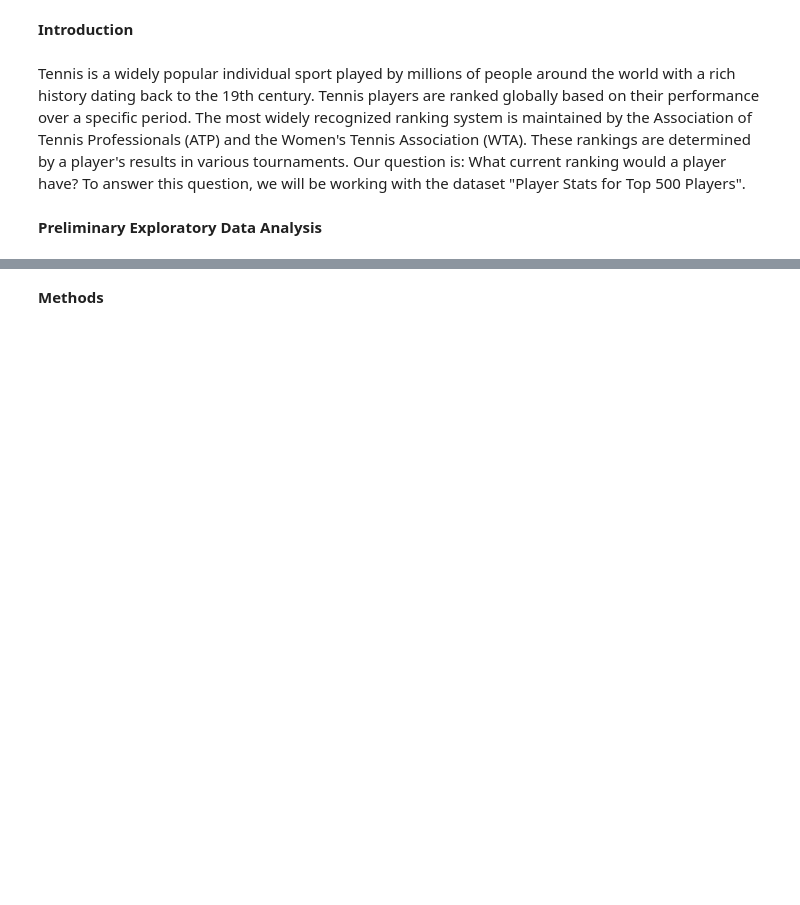
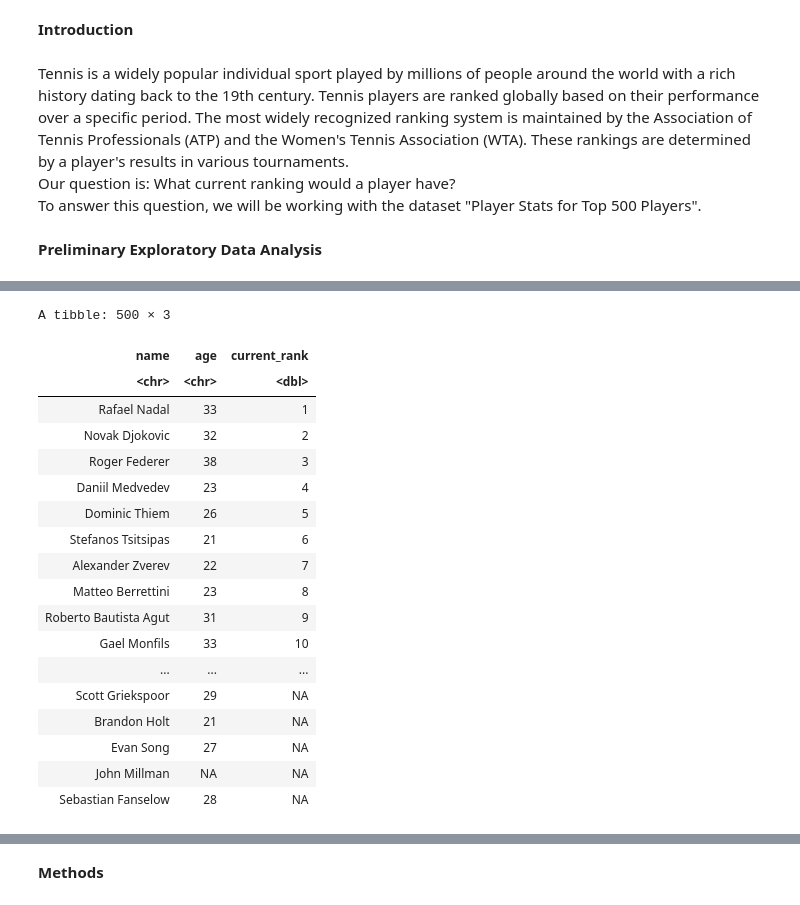
Before and after one commit to HaileyFu/dsci100_group33_project, a Jupyter notebook: project_proposal.ipynb, the cells around one changed output, grey strips where cells are left out. Drawn from its saved outputs; the diff is of its cells as text; code cells hidden in the pictures; blank space fills up the shorter version.

```diff
--- a/project_proposal.ipynb
+++ b/project_proposal.ipynb
@@ -14,8 +16,8 @@ library(tidyverse)
 # %% [markdown]
 **Introduction**
 # %% [markdown]
-Tennis is a widely popular individual sport played by millions of people around the world with a rich history dating back to the 19th century. Tennis players are ranked globally based on their performance over a specific period. The most widely recognized ranking system is maintained by the Association of Tennis Professionals (ATP) and the Women's Tennis Association (WTA). These rankings are determined by a player's results in various tournaments.
-Our question is: What current ranking would a player have?
+Tennis is a widely popular individual sport played by millions of people around the world with a rich history dating back to the 19th century. Tennis players are ranked globally based on their performance over a specific period. The most widely recognized ranking system is maintained by the Association of Tennis Professionals (ATP) and the Women's Tennis Association (WTA). These rankings are determined by a player's results in various tournaments. <br>
+Our question is: What current ranking would a player have? <br>
 To answer this question, we will be working with the dataset "Player Stats for Top 500 Players".
 # %% [markdown]
 **Preliminary Exploratory Data Analysis**
@@ -52,3 +54,32 @@ A spec_tbl_df: 500 × 38
 | 497 | 23 (14-03-1996) | Netherlands | Left-handed | Wikipedia | 495 (60) | 342 (05-08-2019) | Gijs Brouwer | NA | NA | ... |
 | 498 | 24 (17-05-1995) | Ukraine | NA | Wikipedia | 419 (81) | 419 (20-01-2020) | Vladyslav Orlov | NA | NA | ... |
 | 499 | 22 (26-03-1997) | Tunisia | Left-handed | Wikipedia | 451 (69) | 408 (24-12-2018) | Aziz Dougaz | Two-handed | $61,984 | ... |
+# %%
+player_stats_rename <- player_stats |>
+    separate("Age", into = c("age", "birthday"), sep = "\\(")|>
+    separate("Current Rank", into = c("current_rank", "points"), sep ="\\(") |>
+    rename(name = Name)|>
+    select(name, age, current_rank)|>
+    mutate(current_rank = as.numeric(current_rank))|>
+    arrange(current_rank)
+player_stats_rename
+# %% [output]
+A tibble: 500 × 3
+| name | age | current_rank |
+| <chr> | <chr> | <dbl> |
+| Rafael Nadal | 33 | 1 |
+| Novak Djokovic | 32 | 2 |
+| Roger Federer | 38 | 3 |
+| Daniil Medvedev | 23 | 4 |
+| Dominic Thiem | 26 | 5 |
+| Stefanos Tsitsipas | 21 | 6 |
+| Alexander Zverev | 22 | 7 |
+| Matteo Berrettini | 23 | 8 |
+| Roberto Bautista Agut | 31 | 9 |
+| Gael Monfils | 33 | 10 |
+| ... | ... | ... |
+| Scott Griekspoor | 29 | NA |
+| Brandon Holt | 21 | NA |
+| Evan Song | 27 | NA |
+| John Millman | NA | NA |
+| Sebastian Fanselow | 28 | NA |
```
Also changed, not shown: parts of 6 cells of this notebook.
